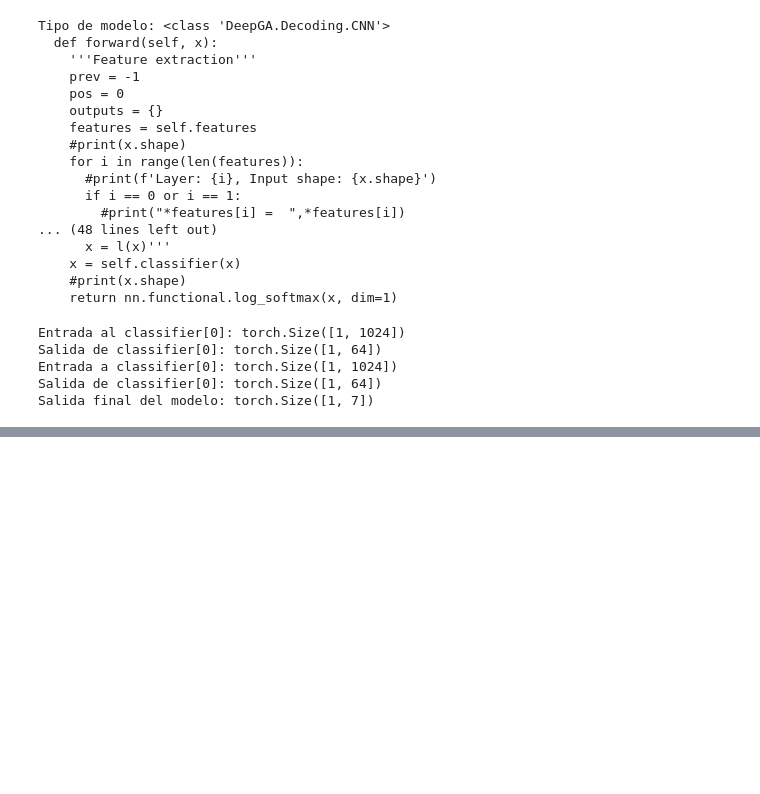
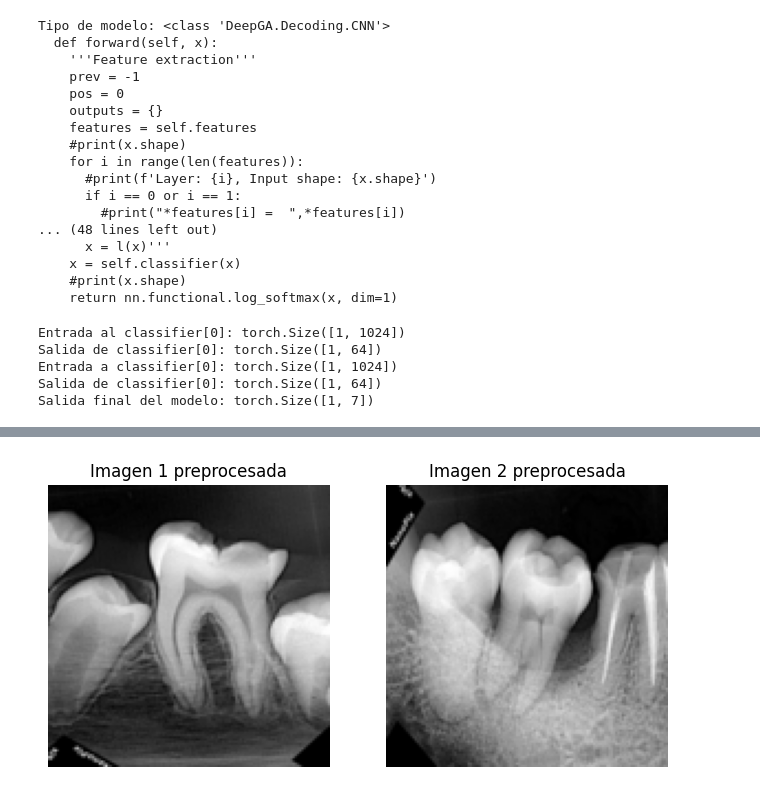
Before and after one commit to Mauricinio7/SS_DentalDeepGA, a Jupyter notebook: AddVec.ipynb, the cells around one changed output, grey strips where cells are left out. Cells and saved outputs as stored; diff of their text form; code cells hidden in the pictures; blank space fills up the shorter version.

Commit message:
Load two images to compare the vectors

```diff
--- a/AddVec.ipynb
+++ b/AddVec.ipynb
@@ -162,0 +163,98 @@ Std: 0.41671157
+# %%
+import torch
+import matplotlib.pyplot as plt
+from PIL import Image
+from torchvision import transforms
+
+# Comparar vectores generados por dos imágenes
+def get_embedding(model, img_path):
+    model.eval()
+
+    transform = transforms.Compose([
+        transforms.Grayscale(num_output_channels=1),
+        transforms.Resize((128, 128)),
+        transforms.ToTensor(),
+    ])
+
+    img_pil = Image.open(img_path)
+    x = transform(img_pil).unsqueeze(0)
+
+    captured = {}
+
+    def hook_fn(module, input, output):
+        captured["embedding"] = input[0].detach().cpu()
+
+    hook = model.classifier[0].register_forward_hook(hook_fn)
+
+    with torch.no_grad():
+        _ = model(x)
+
+    hook.remove()
+    return captured["embedding"], x, img_pil
+
+
+emb1, x1, img1 = get_embedding(model, "Tests/2. OD 36_aug1.jpg")
+emb2, x2, img2 = get_embedding(model, "Tests/2. OD 47_aug2.jpg")
+
+print("Shape emb1:", emb1.shape)
+print("Shape emb2:", emb2.shape)
+print("Distancia L2:", torch.norm(emb1 - emb2).item())
+
+vec1 = emb1[0].numpy()
+vec2 = emb2[0].numpy()
+
+print("\n--- Estadísticas emb1 ---")
+print("Min:", vec1.min())
+print("Max:", vec1.max())
+print("Mean:", vec1.mean())
+print("Std:", vec1.std())
+
+print("\n--- Estadísticas emb2 ---")
+print("Min:", vec2.min())
+print("Max:", vec2.max())
+print("Mean:", vec2.mean())
+print("Std:", vec2.std())
+
+# Mostrar imágenes preprocesadas
+plt.figure(figsize=(8, 4))
+
+plt.subplot(1, 2, 1)
+plt.imshow(x1[0, 0].numpy(), cmap="gray")
+plt.title("Imagen 1 preprocesada")
+plt.axis("off")
+
+plt.subplot(1, 2, 2)
+plt.imshow(x2[0, 0].numpy(), cmap="gray")
+plt.title("Imagen 2 preprocesada")
+plt.axis("off")
+
+plt.show()
+
+# Gráficas de los embeddings
+plt.figure(figsize=(15, 4))
+plt.plot(vec1, label="Embedding imagen 1")
+plt.plot(vec2, label="Embedding imagen 2", alpha=0.8)
+plt.title("Comparación de embeddings de 1024 características")
+plt.xlabel("Índice de característica")
+plt.ylabel("Valor")
+plt.legend()
+plt.grid(True, alpha=0.3)
+plt.show()
+
+# Gráficas separadas
+plt.figure(figsize=(15, 4))
+plt.plot(vec1)
+plt.title("Embedding imagen 1")
+plt.xlabel("Índice de característica")
+plt.ylabel("Valor")
+plt.grid(True, alpha=0.3)
+plt.show()
+
+plt.figure(figsize=(15, 4))
+plt.plot(vec2)
+plt.title("Embedding imagen 2")
+plt.xlabel("Índice de característica")
+plt.ylabel("Valor")
+plt.grid(True, alpha=0.3)
+plt.show()
+# %% [output]
@@ -162,0 +280 @@ Std: 0.41671157
+[figure, added]
```
Also changed, not shown: parts of 2 cells of this notebook.
